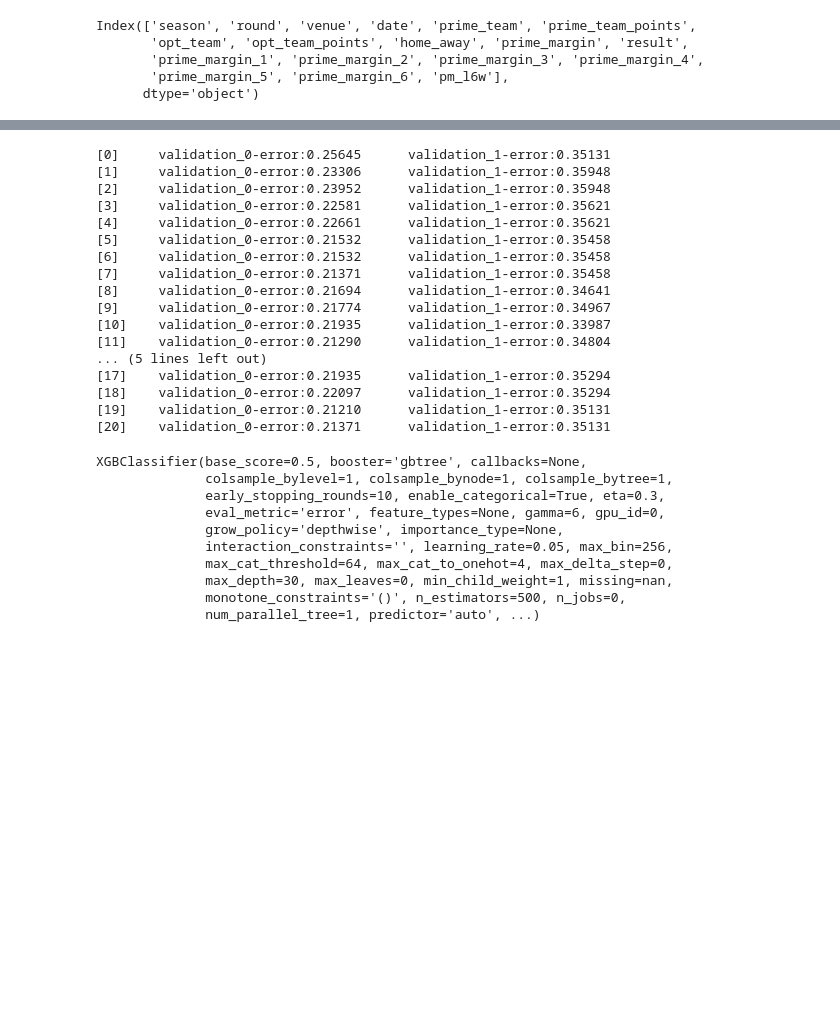
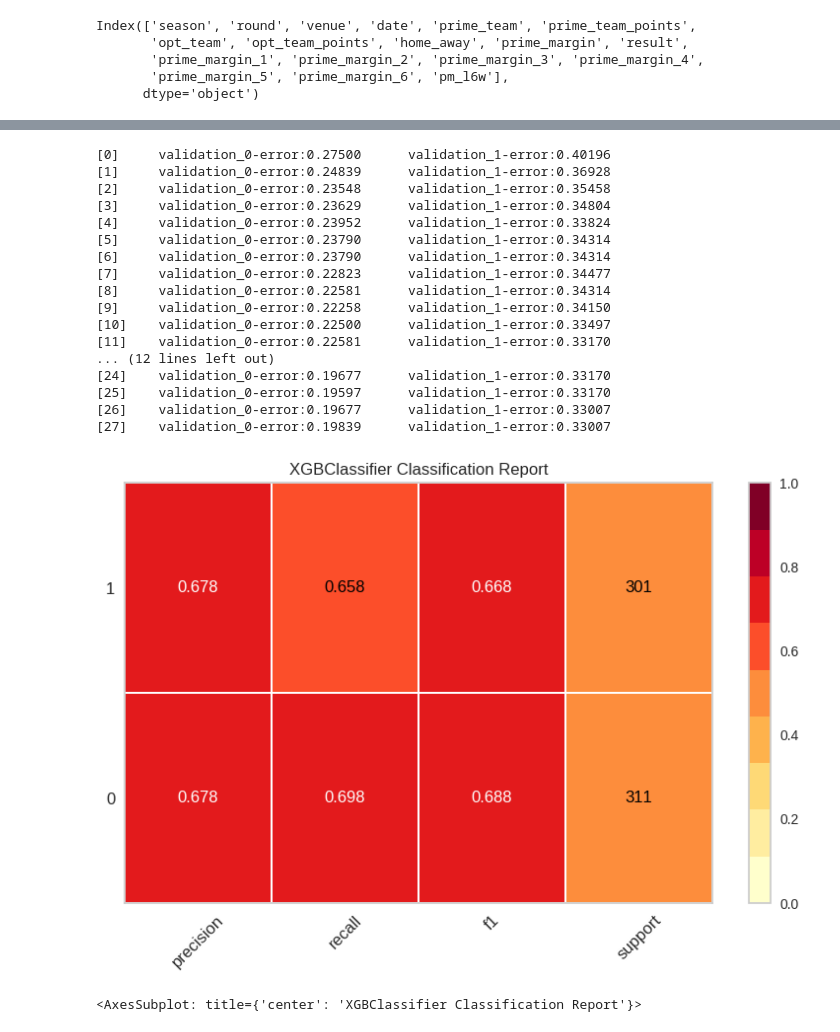
Before and after one commit to cmckeague/nrl_ml_tipping, a Jupyter notebook: notebooks/xgb.ipynb, the cells around one changed output, grey strips where cells are left out. Saved outputs shown, nothing was run; the diff lists cells and outputs as text; code cells hidden in the pictures; blank space fills up the shorter version.

Commit message:
update metrics

```diff
--- a/notebooks/xgb.ipynb
+++ b/notebooks/xgb.ipynb
@@ -53,44 +80,49 @@ eval_set = [(X_train, y_train), (X_test,y_test)]
 # %%
 # Supported tree methods are `gpu_hist`, `approx`, and `hist`.
 clf = XGBClassifier(tree_method="gpu_hist",
                     #booster='dart',
                     enable_categorical=True,
                     eval_metric="error",
-                    early_stopping_rounds=10,
-                    n_estimators=500,
-                    learning_rate=0.05,
+                    early_stopping_rounds=15,
+                    n_estimators=30,
+                    learning_rate=0.1,
                     gamma=6,
-                    eta=0.3,
-                    max_depth=30)
+                    eta=0.01,
+                    max_depth=8,
+                    verbosity=1,
+                    subsample=0.9,
+                    #colsample_bytree=0.9,
+                    #colsample_bynode=0.9
+                   )
+
+
 # X is the dataframe we created in previous snippet
 clf.fit(X_train, y_train,
         eval_set=eval_set,
         verbose=True, )
+
+
+#clf = GaussianNB()
+cr = ClassificationReport(clf, classes=[0,1], support=True, is_fitted=True)
+cr.score(X_test, y_test)        # Evaluate the model on the test data
+cr.show()                       # Finalize and show the figure
 # %% [output]
-[0]     validation_0-error:0.25645      validation_1-error:0.35131
-[1]     validation_0-error:0.23306      validation_1-error:0.35948
-[2]     validation_0-error:0.23952      validation_1-error:0.35948
-[3]     validation_0-error:0.22581      validation_1-error:0.35621
-[4]     validation_0-error:0.22661      validation_1-error:0.35621
-[5]     validation_0-error:0.21532      validation_1-error:0.35458
-[6]     validation_0-error:0.21532      validation_1-error:0.35458
-[7]     validation_0-error:0.21371      validation_1-error:0.35458
-[8]     validation_0-error:0.21694      validation_1-error:0.34641
-[9]     validation_0-error:0.21774      validation_1-error:0.34967
-[10]    validation_0-error:0.21935      validation_1-error:0.33987
-[11]    validation_0-error:0.21290      validation_1-error:0.34804
-... (5 lines left out)
-[17]    validation_0-error:0.21935      validation_1-error:0.35294
-[18]    validation_0-error:0.22097      validation_1-error:0.35294
-[19]    validation_0-error:0.21210      validation_1-error:0.35131
-[20]    validation_0-error:0.21371      validation_1-error:0.35131
+[0]     validation_0-error:0.27500      validation_1-error:0.40196
+[1]     validation_0-error:0.24839      validation_1-error:0.36928
+[2]     validation_0-error:0.23548      validation_1-error:0.35458
+[3]     validation_0-error:0.23629      validation_1-error:0.34804
+[4]     validation_0-error:0.23952      validation_1-error:0.33824
+[5]     validation_0-error:0.23790      validation_1-error:0.34314
+[6]     validation_0-error:0.23790      validation_1-error:0.34314
+[7]     validation_0-error:0.22823      validation_1-error:0.34477
+[8]     validation_0-error:0.22581      validation_1-error:0.34314
+[9]     validation_0-error:0.22258      validation_1-error:0.34150
+[10]    validation_0-error:0.22500      validation_1-error:0.33497
+[11]    validation_0-error:0.22581      validation_1-error:0.33170
+... (12 lines left out)
+[24]    validation_0-error:0.19677      validation_1-error:0.33170
+[25]    validation_0-error:0.19597      validation_1-error:0.33170
+[26]    validation_0-error:0.19677      validation_1-error:0.33007
+[27]    validation_0-error:0.19839      validation_1-error:0.33007
+[figure, added]
-XGBClassifier(base_score=0.5, booster='gbtree', callbacks=None,
-              colsample_bylevel=1, colsample_bynode=1, colsample_bytree=1,
-              early_stopping_rounds=10, enable_categorical=True, eta=0.3,
-              eval_metric='error', feature_types=None, gamma=6, gpu_id=0,
-              grow_policy='depthwise', importance_type=None,
-              interaction_constraints='', learning_rate=0.05, max_bin=256,
-              max_cat_threshold=64, max_cat_to_onehot=4, max_delta_step=0,
-              max_depth=30, max_leaves=0, min_child_weight=1, missing=nan,
-              monotone_constraints='()', n_estimators=500, n_jobs=0,
-              num_parallel_tree=1, predictor='auto', ...)
+<AxesSubplot: title={'center': 'XGBClassifier Classification Report'}>
```
Also changed, not shown: parts of 8 cells of this notebook.
